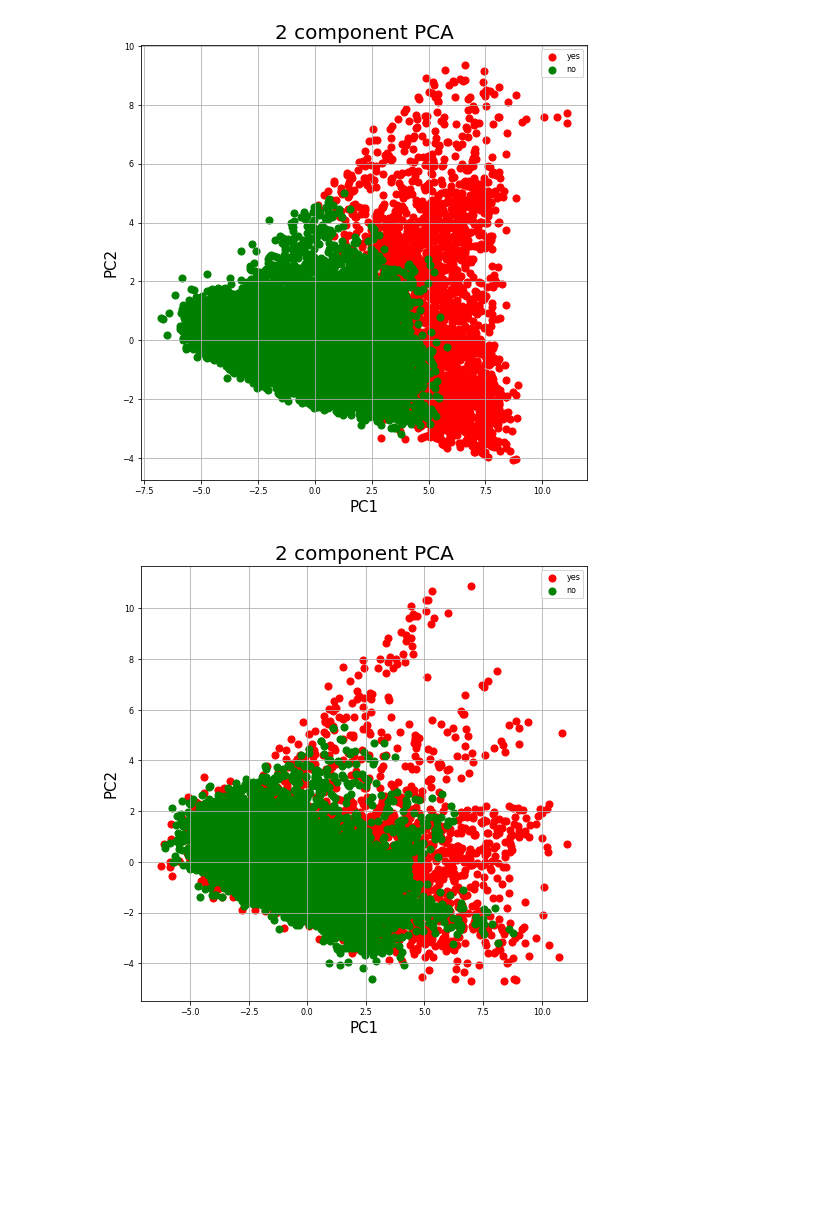
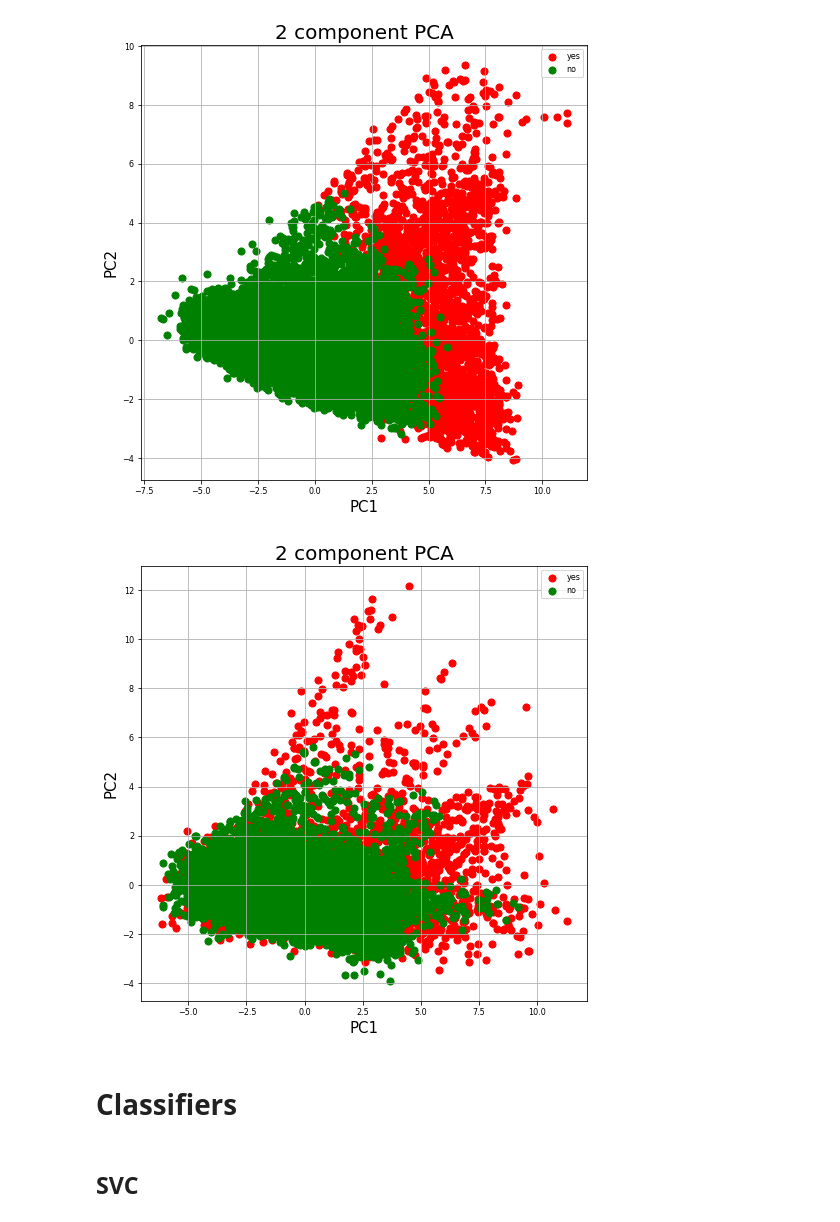
Before and after one commit to PedroMarques27/ED, a Jupyter notebook: Data_mining_Notebook.ipynb, the cells around one changed output. Drawn from its saved outputs; the diff is of its cells as text; code cells hidden in the pictures; blank space fills up the shorter version.

Commit message:
Almost Finalized SVC problem

```diff
--- a/Data_mining_Notebook.ipynb
+++ b/Data_mining_Notebook.ipynb
@@ -209,7 +220,7 @@ plt.show()
 # %% [markdown]
 These values need to be normalized, we use the zscore
 # %%
-train['Failure_status'] = train['Failure_status'].map({'yes':1,'no':0})
+train['Failure_status'] = train['Failure_status'].map({'yes':0,'no':1})
 X_train = train.iloc[:, :train.shape[1]-1]
 Y_train = train.iloc[:, train.shape[1]-1]
 X_train = X_train.apply(zscore)
@@ -229,7 +240,7 @@ X_train
 | 20630 | -1.458962 | -1.714186 | 2.337940 | 1.607712 | 2.578358 | 0.141683 | -2.912435 | 2.301208 | -0.170405 | 2.466787 | -2.865584 | ... |
 20631 rows × 17 columns
 # %%
-test['Failure_status'] = test['Failure_status'].map({'yes':1,'no':0})
+test['Failure_status'] = test['Failure_status'].map({'yes':0,'no':1})
 X_test = test.iloc[:, :test.shape[1]-1]
 Y_test = test.iloc[:, test.shape[1]-1]
 X_test = X_test.apply(zscore)
@@ -330,7 +341,7 @@ Y_test = test.iloc[:, test.shape[1]-1]
 # %%
 pca = PCA(n_components=2)
 X_train = (pca.fit_transform(X_train))
-X_test = (pca.transform(X_test))
+X_test = (pca.fit_transform(X_test))
 # %%
 X_train
 # %% [output]
@@ -354,7 +365,7 @@ array([[-1.34499099, -1.12245746],
 # %%
 X_train_pca = pd.DataFrame(data = X_train
              , columns = ['PC1', 'PC2'])
-finalDf = pd.concat([X_train_pca, Y_train.map({1:"yes",0:"no"})], axis = 1)
+finalDf = pd.concat([X_train_pca, Y_train.map({0:"yes",1:"no"})], axis = 1)
 
 fig = plt.figure(figsize = (8,8))
 ax = fig.add_subplot(1,1,1)
@@ -376,23 +387,27 @@ ax.grid()
 # %%
 X_test_pca = pd.DataFrame(data = X_test
              , columns = ['PC1', 'PC2'])
 
-finalDf = pd.concat([X_test_pca, Y_test.map({1:"yes",0:"no"})], axis = 1)
+finalDf = pd.concat([X_test_pca, Y_test.map({0:"yes",1:"no"})], axis = 1)
 
 fig = plt.figure(figsize = (8,8))
 ax = fig.add_subplot(1,1,1)
 ax.set_xlabel('PC1', fontsize = 15)
 ax.set_ylabel('PC2', fontsize = 15)
 ax.set_title('2 component PCA', fontsize = 20)
 targets = ['yes', 'no']
 colors = ['r', 'g']
 for target, color in zip(targets,colors):
     indicesToKeep = finalDf['Failure_status'] == target
     ax.scatter(finalDf.loc[indicesToKeep, 'PC1']
                , finalDf.loc[indicesToKeep, 'PC2']
                , c = color
                , s = 50)
 ax.legend(targets)
 ax.grid()
 # %% [output]
-[figure, old version]
+[figure, new version]
+# %% [markdown]
+# Classifiers
+# %% [markdown]
+## SVC
```
Also changed, not shown: parts of 11 cells of this notebook.
